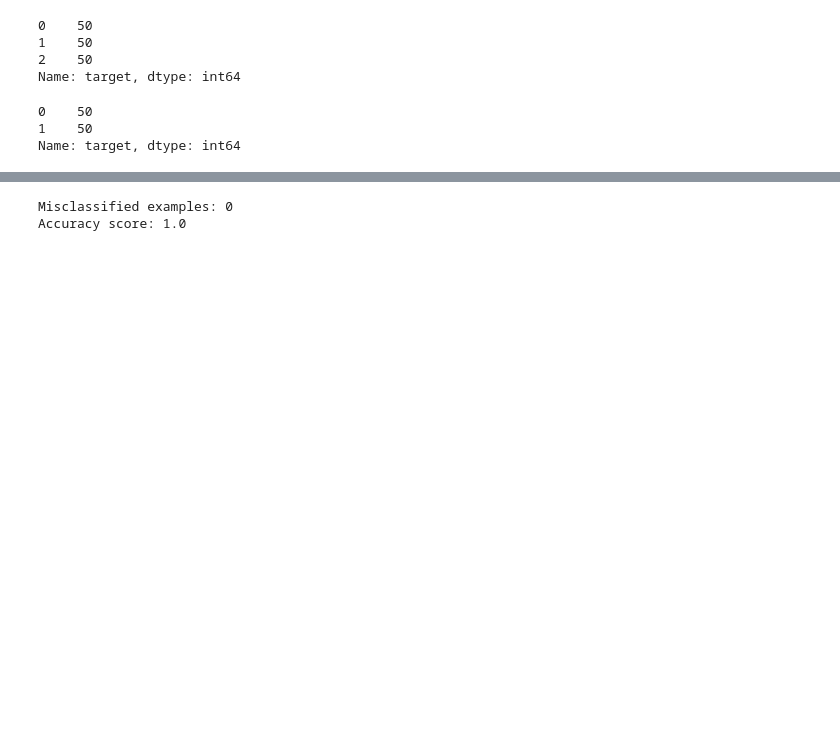
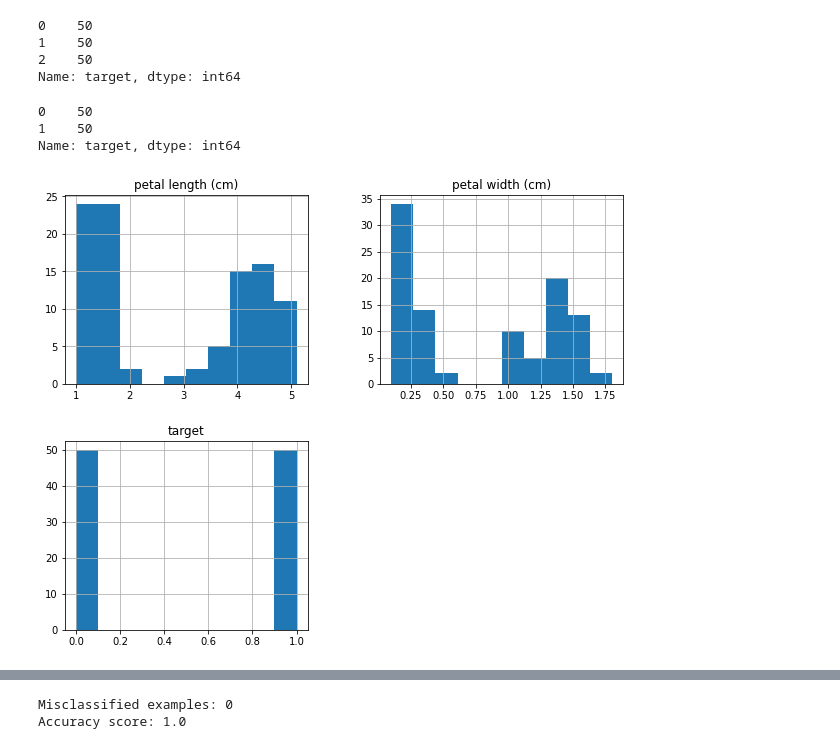
Before and after one commit to ie-ai-class/ai-2564-1, a Jupyter notebook: Topic 02 - Classification/T11_Perceptron_Binary.ipynb, the cells around one changed output, grey strips where cells are left out. Cells and saved outputs as stored; diff of their text form; code cells hidden in the pictures; blank space fills up the shorter version.

```diff
--- a/Topic 02 - Classification/T11_Perceptron_Binary.ipynb
+++ b/Topic 02 - Classification/T11_Perceptron_Binary.ipynb
@@ -55,0 +93,3 @@ df.head()
+# %%
+# Choose subsets of columns
+df2 = df.iloc[:,[2,3,4]]
@@ -60,11 +109,3 @@ df['target'].value_counts()
 1    50
 2    50
 Name: target, dtype: int64
-# %%
-filt = (df['target'] == 0) | (df['target'] == 1)
-df2 = df[filt]
-df2['target'].value_counts()
-# %% [output]
-0    50
-1    50
-Name: target, dtype: int64
@@ -73,0 +112,14 @@ y = df2.iloc[:,4].values
+# %%
+# Filering only certain classes
+filt = (df2['target'] == 0) | (df2['target'] == 1)
+df3 = df2[filt]
+df3['target'].value_counts()
+# %% [output]
+0    50
+1    50
+Name: target, dtype: int64
+# %%
+df3.hist(figsize=(10,8))
+display()
+# %% [output]
+[figure, added]
```
Also changed, not shown: parts of 44 cells of this notebook, 3 other files.
